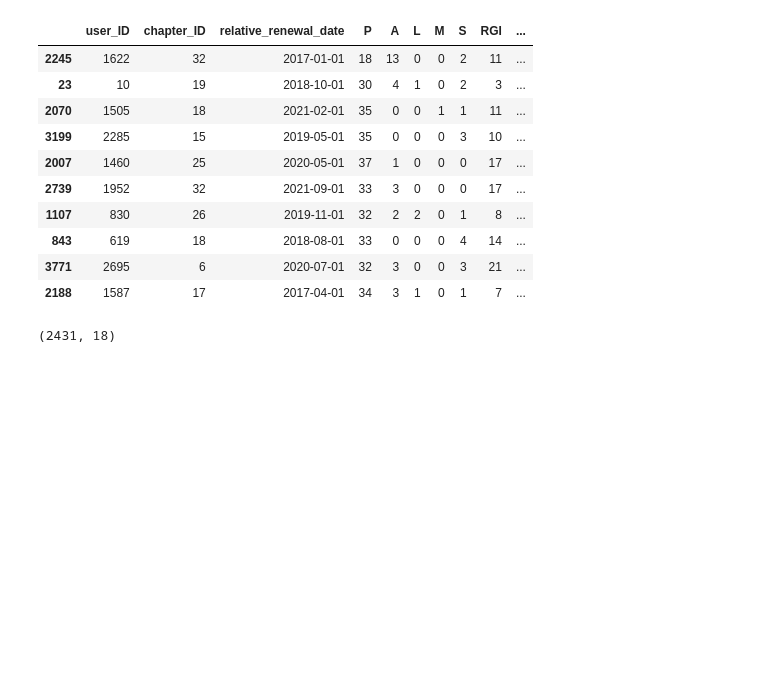
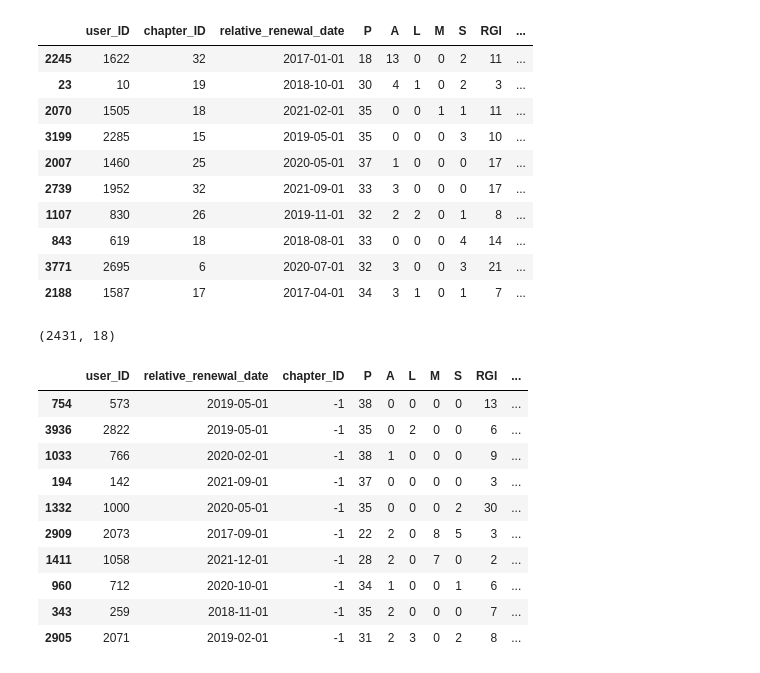
Before and after one commit to da-veed/BachelorThesis, a Jupyter notebook: data_cleaning.ipynb, the cells around one changed output. Cells and saved outputs as stored; diff of their text form; code cells hidden in the pictures; blank space fills up the shorter version.

```diff
--- a/data_cleaning.ipynb
+++ b/data_cleaning.ipynb
@@ -401,7 +403,10 @@ df_pre_agg = df_pre_agg.loc[df_pre_agg["months_to_renewal"] >= 4]
 
 df_pre_agg.drop_duplicates(subset=df_pre_agg.columns[:16], inplace=True)
 
-df_pre_agg.drop(["join_date",
+df_pre_agg.drop(["industry",
+                 "sponsor_ID",
+                 "re_joins",
+                 "join_date",
                  "renewal_date",
                  "palms_date",
                  "drop_date",
@@ -443,3 +448,23 @@ df_agg.sample(10, random_state=13)
 df_agg.shape
 # %% [output]
 (2431, 18)
+# %%
+df_agg2 = df_pre_agg.copy()
+df_agg2 = df_agg2.groupby(["user_ID", "relative_renewal_date"]).sum()
+df_agg2.reset_index(drop=False, inplace=True)
+df_agg2 = df_agg2.loc[df_agg2["control_count"] >= 9]
+df_agg2["year_of_membership"] = (df_agg2["year_of_membership"]/9).round().astype(int)
+df_agg2["chapter_ID"] = -1
+df_agg2.sample(10, random_state=13)
+# %% [output]
+|  | user_ID | relative_renewal_date | chapter_ID | P | A | L | M | S | RGI | ... |
+| 754 | 573 | 2019-05-01 | -1 | 38 | 0 | 0 | 0 | 0 | 13 | ... |
+| 3936 | 2822 | 2019-05-01 | -1 | 35 | 0 | 2 | 0 | 0 | 6 | ... |
+| 1033 | 766 | 2020-02-01 | -1 | 38 | 1 | 0 | 0 | 0 | 9 | ... |
+| 194 | 142 | 2021-09-01 | -1 | 37 | 0 | 0 | 0 | 0 | 3 | ... |
+| 1332 | 1000 | 2020-05-01 | -1 | 35 | 0 | 0 | 0 | 2 | 30 | ... |
+| 2909 | 2073 | 2017-09-01 | -1 | 22 | 2 | 0 | 8 | 5 | 3 | ... |
+| 1411 | 1058 | 2021-12-01 | -1 | 28 | 2 | 0 | 7 | 0 | 2 | ... |
+| 960 | 712 | 2020-10-01 | -1 | 34 | 1 | 0 | 0 | 1 | 6 | ... |
+| 343 | 259 | 2018-11-01 | -1 | 35 | 2 | 0 | 0 | 0 | 7 | ... |
+| 2905 | 2071 | 2019-02-01 | -1 | 31 | 2 | 3 | 0 | 2 | 8 | ... |
```
Also changed, not shown: parts of 42 cells of this notebook, 2 other files.
